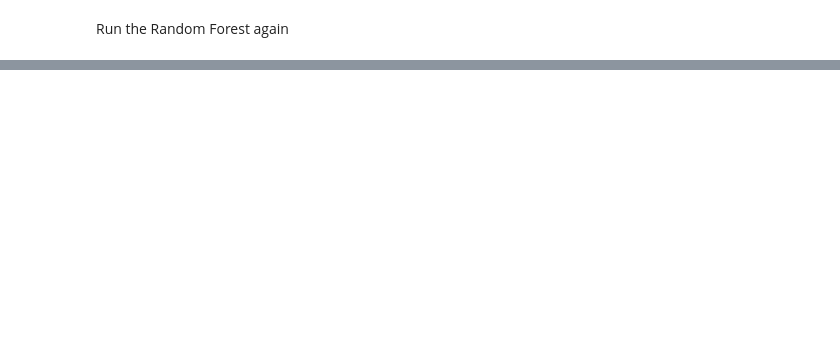
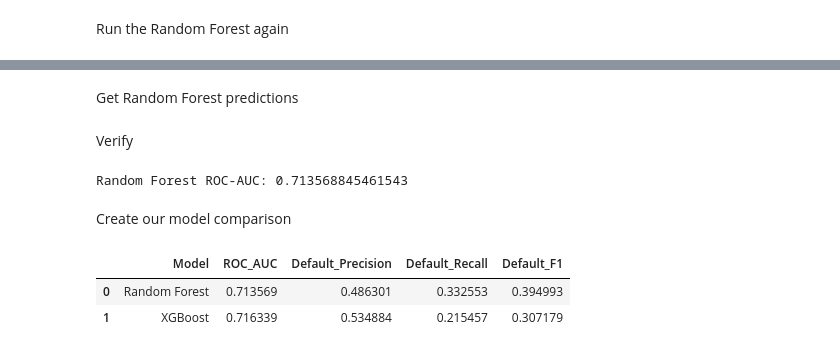
Before and after one commit to RanganathN2022/Manufacturing-AI-Decision-Copilot, a Jupyter notebook: notebooks/02_Predictive_Maintenance_Model.ipynb, the cells around one changed output, grey strips where cells are left out. Cells and saved outputs as stored; diff of their text form; code cells hidden in the pictures; blank space fills up the shorter version.

```diff
--- a/notebooks/02_Predictive_Maintenance_Model.ipynb
+++ b/notebooks/02_Predictive_Maintenance_Model.ipynb
@@ -436,0 +801,5 @@ Confusion Matrix:
+# %%
+xgb_pipeline.fit(
+    X_train,
+    y_train
+)
@@ -436,0 +826,7 @@ Confusion Matrix:
+# %%
+xgb_pred = xgb_pipeline.predict(X_test)
+
+xgb_probability = (
+    xgb_pipeline
+    .predict_proba(X_test)[:, 1]
+)
@@ -436,0 +959,51 @@ Confusion Matrix:
+# %% [markdown]
+Get Random Forest predictions
+# %%
+y_pred = rf_pipeline.predict(X_test)
+
+y_probability = (
+    rf_pipeline
+    .predict_proba(X_test)[:, 1]
+)
+# %% [markdown]
+Verify
+# %%
+print("Random Forest ROC-AUC:",
+      roc_auc_score(y_test, y_probability))
+# %% [output]
+Random Forest ROC-AUC: 0.713568845461543
+# %% [markdown]
+Create our model comparison
+# %%
+comparison = pd.DataFrame({
+    "Model": [
+        "Random Forest",
+        "XGBoost"
+    ],
+
+    "ROC_AUC": [
+        roc_auc_score(y_test, y_probability),
+        roc_auc_score(y_test, xgb_probability)
+    ],
+
+    "Default_Precision": [
+        precision_score(y_test, y_pred, zero_division=0),
+        precision_score(y_test, xgb_pred, zero_division=0)
+    ],
+
+    "Default_Recall": [
+        recall_score(y_test, y_pred, zero_division=0),
+        recall_score(y_test, xgb_pred, zero_division=0)
+    ],
+
+    "Default_F1": [
+        f1_score(y_test, y_pred, zero_division=0),
+        f1_score(y_test, xgb_pred, zero_division=0)
+    ]
+})
+
+comparison
+# %% [output]
+|  | Model | ROC_AUC | Default_Precision | Default_Recall | Default_F1 |
+| 0 | Random Forest | 0.713569 | 0.486301 | 0.332553 | 0.394993 |
+| 1 | XGBoost | 0.716339 | 0.534884 | 0.215457 | 0.307179 |
```
Also changed, not shown: parts of 83 cells of this notebook, 3 other files.
